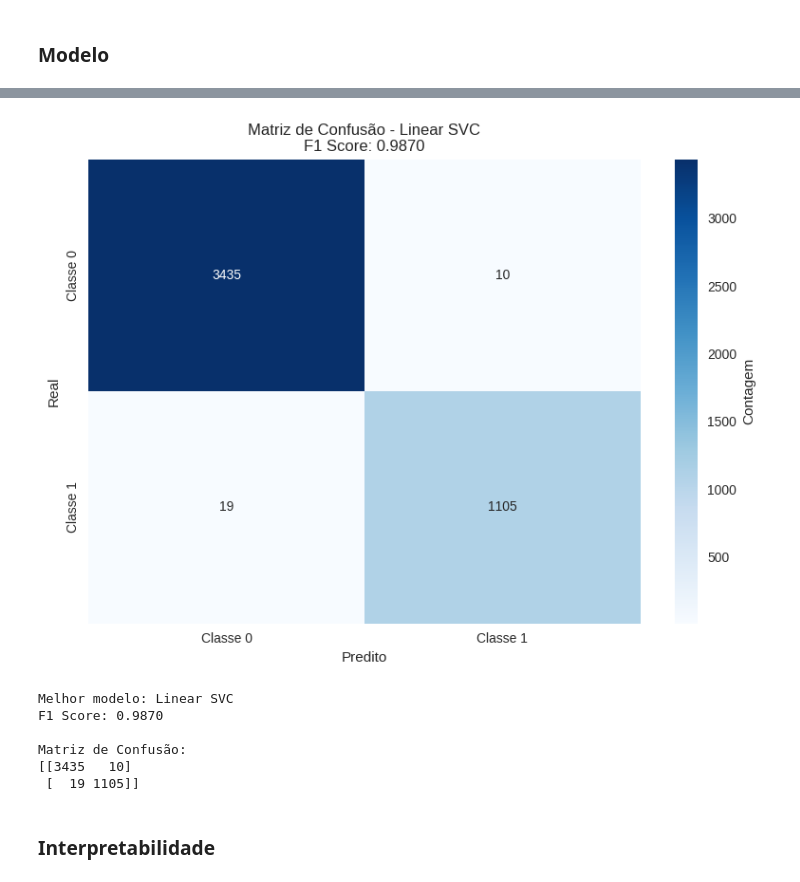
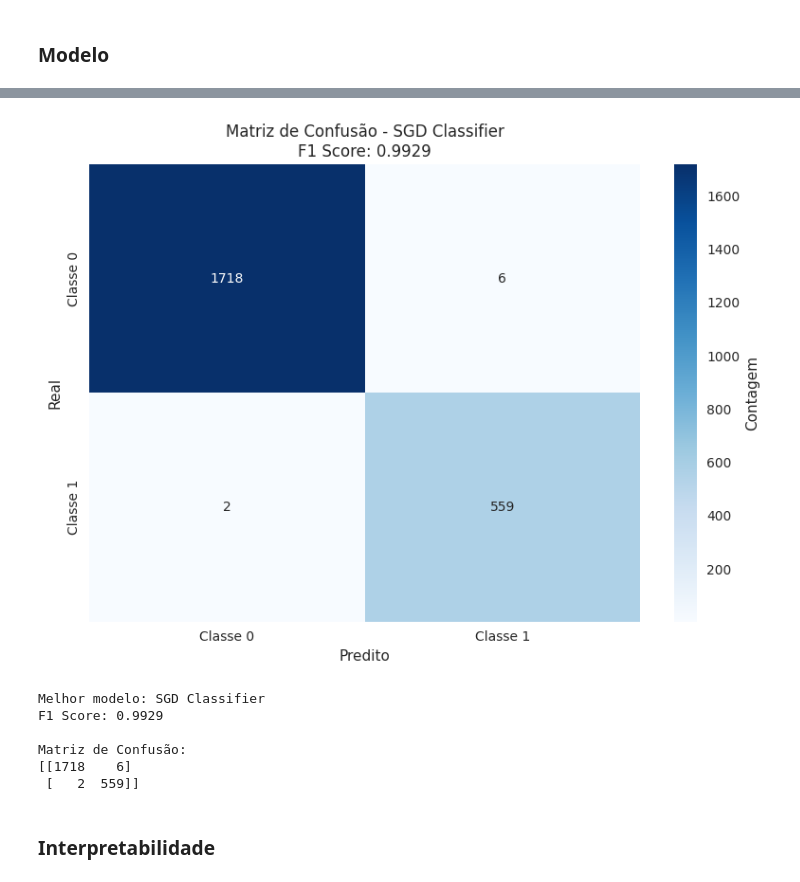
Before and after one commit to vlsmcin/ligia-challenge-NLP-vlsm, a Jupyter notebook: notebooks/pipeline.ipynb, the cells around one changed output, grey strips where cells are left out. Cells and saved outputs as stored; diff of their text form; code cells hidden in the pictures.

```diff
--- a/notebooks/pipeline.ipynb
+++ b/notebooks/pipeline.ipynb
@@ -256,37 +270,37 @@ y = train["label"]
 # %% [markdown]
 ### Modelo
 # %%
-X_train, X_val, y_train, y_val = train_test_split(
-    X, y, test_size=0.2, random_state=42
-)
-
 param_grid = {
     'Logistic Regression': {
         'model': LogisticRegression(random_state=42, max_iter=2000, solver="liblinear"),
         'params': {
-            'C': [0.1, 1.0, 3.0],
+            'C': [0.01, 0.1, 1.0, 3.0, 10],
             'class_weight': [None, "balanced"],
         }
     },
     'Linear SVC': {
         'model': LinearSVC(random_state=42),
         'params': {
-            'C': [0.1, 1.0, 3.0],
+            'C': [0.01, 0.1, 1.0, 3.0, 10],
+            'loss': ["hinge", "squared_hinge"],
             'class_weight': [None, "balanced"],
         }
     },
     'SGD Classifier': {
         'model': SGDClassifier(random_state=42),
         'params': {
-            'loss': ["hinge", "log_loss"],
-            'alpha': [1e-4, 1e-3],
+            'loss': ["hinge", "log_loss", "modified_huber"],
+            'alpha': [1e-5, 1e-4, 1e-3],
+            'penalty': ['l2', 'l1', 'elasticnet'],
+            'l1_ratio': [0.15, 0.5, 0.85],
             'class_weight': [None, "balanced"],
         }
     },
     'Multinomial NB': {
         'model': MultinomialNB(),
         'params': {
-            'alpha': [0.1, 0.5, 1.0],
+            'alpha': [0.01, 0.1, 0.5, 1.0, 2.0],
+            'fit_prior': [True, False],
         }
     }
 }
@@ -355,42 +377,45 @@ weighted avg       0.97      0.97      0.97      4569
 # %%
 best_overall_model_name = None
 best_overall_grid = None
 best_overall_f1 = -1
+X_test_transformed = vectorizer.transform(
+    (X_test["clean_text"] + " " + X_test["clean_title"]).fillna("")
+    )
 
 for model_name, grid in results.items():
-    y_pred = grid.best_estimator_.predict(X_val)
-    f1 = f1_score(y_val, y_pred)
+    y_pred = grid.best_estimator_.predict(X_test_transformed)
+    f1 = f1_score(y_test, y_pred)
     if f1 > best_overall_f1:
         best_overall_f1 = f1
         best_overall_grid = grid
         best_overall_model_name = model_name
 
 # Gerar matriz de confusão
-y_pred_best = best_overall_grid.best_estimator_.predict(X_val)
-cm = confusion_matrix(y_val, y_pred_best)
+y_pred_best = best_overall_grid.best_estimator_.predict(X_test_transformed)
+cm = confusion_matrix(y_test, y_pred_best)
 
 plt.figure(figsize=(8, 6))
 sns.heatmap(cm, annot=True, fmt='d', cmap='Blues',
             xticklabels=['Classe 0', 'Classe 1'],
             yticklabels=['Classe 0', 'Classe 1'],
             cbar_kws={'label': 'Contagem'})
 plt.title(f'Matriz de Confusão - {best_overall_model_name}\nF1 Score: {best_overall_f1:.4f}')
 plt.ylabel('Real')
 plt.xlabel('Predito')
 plt.tight_layout()
 plt.show()
 
 print(f"\nMelhor modelo: {best_overall_model_name}")
 print(f"F1 Score: {best_overall_f1:.4f}")
 print(f"\nMatriz de Confusão:\n{cm}")
 # %% [output]
-[figure, old version]
+[figure, new version]
-Melhor modelo: Linear SVC
-F1 Score: 0.9870
+Melhor modelo: SGD Classifier
+F1 Score: 0.9929
 
 Matriz de Confusão:
-[[3435   10]
- [  19 1105]]
+[[1718    6]
+ [   2  559]]
 # %% [markdown]
 ### Interpretabilidade
 # %%
```
Also changed, not shown: parts of 15 cells of this notebook, 2 other files.
